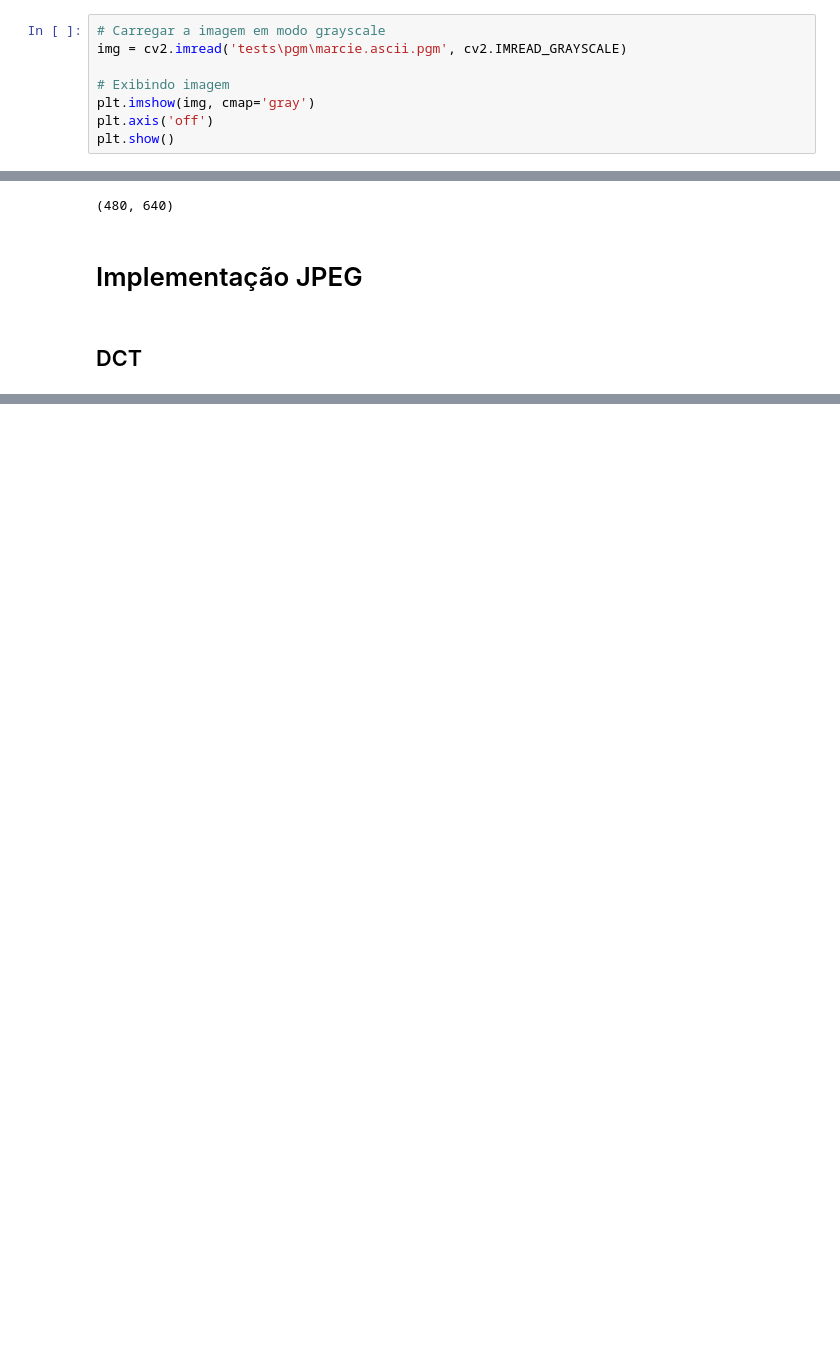
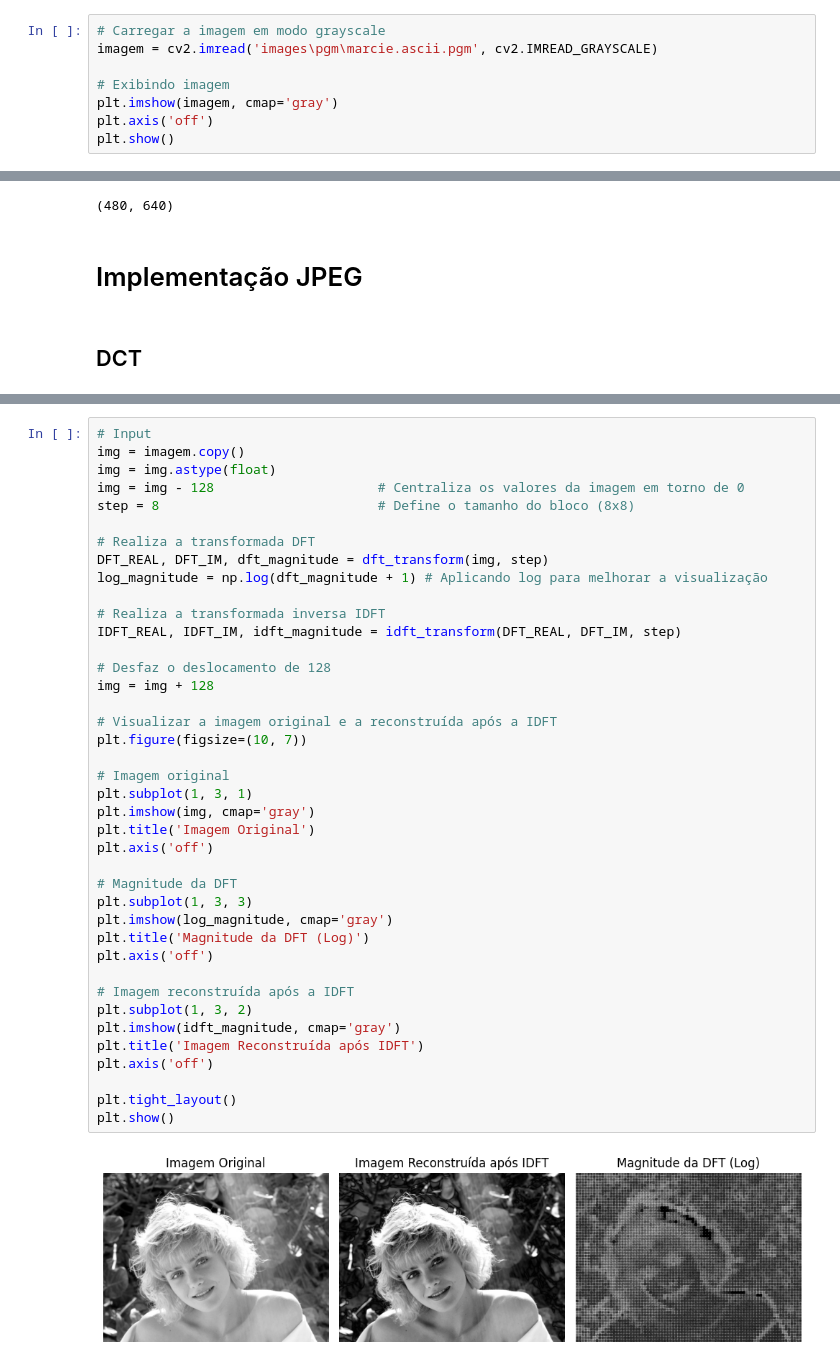
Before and after one commit to Lucas-Junqueira/TP_ICV_Compressor, a Jupyter notebook: compressor.ipynb, the cells around one changed output, grey strips where cells are left out. Saved outputs shown, nothing was run; the diff lists cells and outputs as text; blank space fills up the shorter version.

```diff
--- a/compressor.ipynb
+++ b/compressor.ipynb
@@ -6,10 +14,10 @@ from matplotlib import pyplot as plt
 # Coleta das Imagens de Teste
 # %%
 # Carregar a imagem em modo grayscale
-img = cv2.imread('tests\pgm\marcie.ascii.pgm', cv2.IMREAD_GRAYSCALE)
+imagem = cv2.imread('images\pgm\marcie.ascii.pgm', cv2.IMREAD_GRAYSCALE)
 
 # Exibindo imagem
-plt.imshow(img, cmap='gray')
+plt.imshow(imagem, cmap='gray')
 plt.axis('off')
 plt.show()
 # %% [output]
@@ -78,0 +160,42 @@ plt.show()
+# %%
+# Input
+img = imagem.copy()
+img = img.astype(float)
+img = img - 128                     # Centraliza os valores da imagem em torno de 0
+step = 8                            # Define o tamanho do bloco (8x8)
+
+# Realiza a transformada DFT
+DFT_REAL, DFT_IM, dft_magnitude = dft_transform(img, step)
+log_magnitude = np.log(dft_magnitude + 1) # Aplicando log para melhorar a visualização
+
+# Realiza a transformada inversa IDFT
+IDFT_REAL, IDFT_IM, idft_magnitude = idft_transform(DFT_REAL, DFT_IM, step)
+
+# Desfaz o deslocamento de 128
+img = img + 128
+
+# Visualizar a imagem original e a reconstruída após a IDFT
+plt.figure(figsize=(10, 7))
+
+# Imagem original
+plt.subplot(1, 3, 1)
+plt.imshow(img, cmap='gray')
+plt.title('Imagem Original')
+plt.axis('off')
+
+# Magnitude da DFT
+plt.subplot(1, 3, 3)
+plt.imshow(log_magnitude, cmap='gray')
+plt.title('Magnitude da DFT (Log)')
+plt.axis('off')
+
+# Imagem reconstruída após a IDFT
+plt.subplot(1, 3, 2)
+plt.imshow(idft_magnitude, cmap='gray')
+plt.title('Imagem Reconstruída após IDFT')
+plt.axis('off')
+
+plt.tight_layout()
+plt.show()
+# %% [output]
+[figure, added]
```
Also changed, not shown: parts of 16 cells of this notebook, 8 other files.
